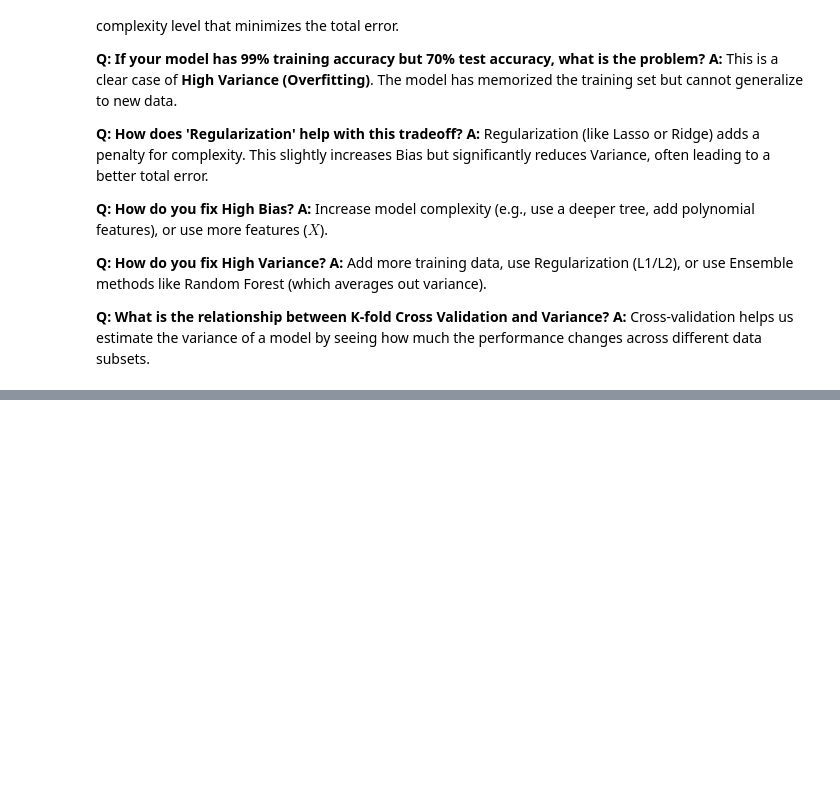
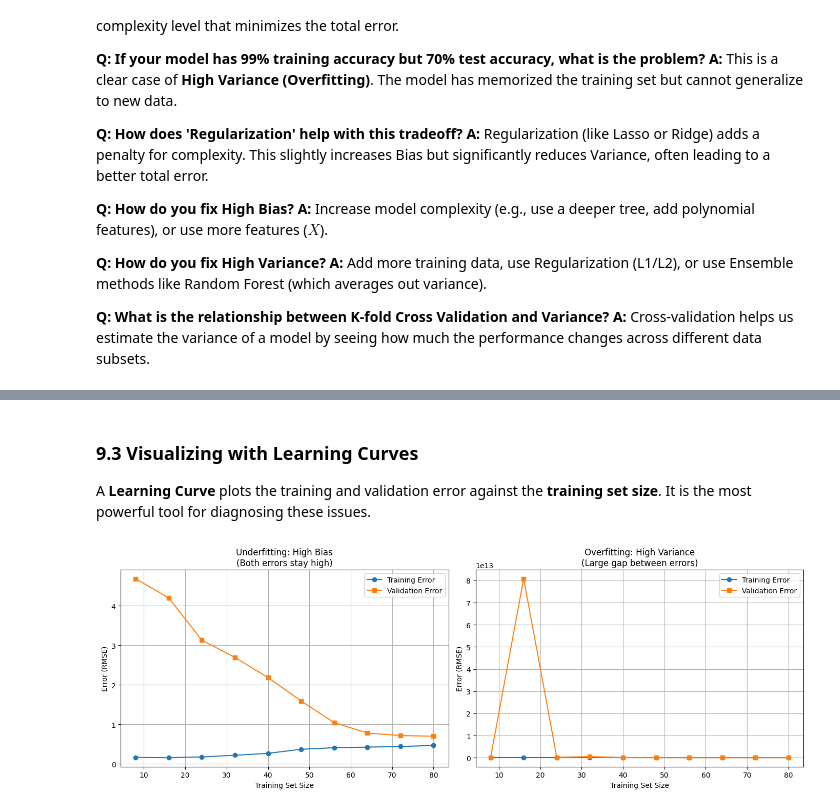
Before and after one commit to rsys-adsingh/Machine-Learning, a Jupyter notebook: study/Chapter_4.ipynb, the cells around one changed output, grey strips where cells are left out. Cells and saved outputs as stored; diff of their text form; code cells hidden in the pictures; blank space fills up the shorter version.

```diff
--- a/study/Chapter_4.ipynb
+++ b/study/Chapter_4.ipynb
@@ -971,0 +1002,50 @@ plt.show()
+# %% [markdown]
+### 9.3 Visualizing with Learning Curves
+
+A **Learning Curve** plots the training and validation error against the **training set size**. It is the most powerful tool for diagnosing these issues.
+# %%
+import numpy as np
+import matplotlib.pyplot as plt
+from sklearn.model_selection import learning_curve
+from sklearn.linear_model import LinearRegression
+from sklearn.pipeline import make_pipeline
+from sklearn.preprocessing import PolynomialFeatures
+
+def plot_learning_curve(model, title, X, y):
+    train_sizes, train_scores, test_scores = learning_curve(
+        model, X, y, cv=5, scoring='neg_mean_squared_error',
+        train_sizes=np.linspace(0.1, 1.0, 10)
+    )
+
+    # Convert negative MSE to positive RMSE
+    train_mean = np.sqrt(-np.mean(train_scores, axis=1))
+    test_mean = np.sqrt(-np.mean(test_scores, axis=1))
+
+    plt.plot(train_sizes, train_mean, 'o-', label="Training Error")
+    plt.plot(train_sizes, test_mean, 's-', label="Validation Error")
+    plt.title(title)
+    plt.xlabel("Training Set Size")
+    plt.ylabel("Error (RMSE)")
+    plt.legend(loc="best")
+    plt.grid(True)
+
+# Generate synthetic data
+np.random.seed(42)
+X_curve = np.sort(np.random.rand(100, 1), axis=0)
+y_curve = np.sin(2 * np.pi * X_curve).ravel() + np.random.randn(100) * 0.2
+
+plt.figure(figsize=(14, 5))
+
+# 1. Underfitting (Linear model on Sin wave)
+plt.subplot(1, 2, 1)
+plot_learning_curve(LinearRegression(), "Underfitting: High Bias\n(Both errors stay high)", X_curve, y_curve)
+
+# 2. Overfitting (High degree polynomial)
+plt.subplot(1, 2, 2)
+overfit_model = make_pipeline(PolynomialFeatures(degree=15), LinearRegression())
+plot_learning_curve(overfit_model, "Overfitting: High Variance\n(Large gap between errors)", X_curve, y_curve)
+
+plt.tight_layout()
+plt.show()
+# %% [output]
+[figure, added]
```
Also changed, not shown: parts of 10 cells of this notebook.
